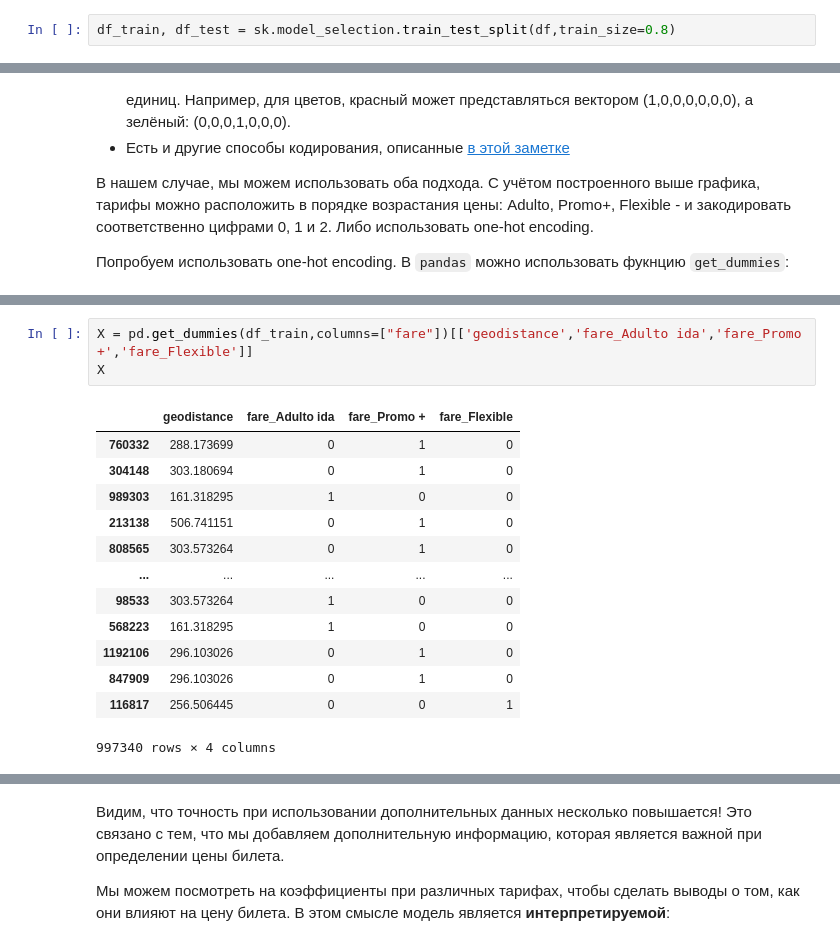
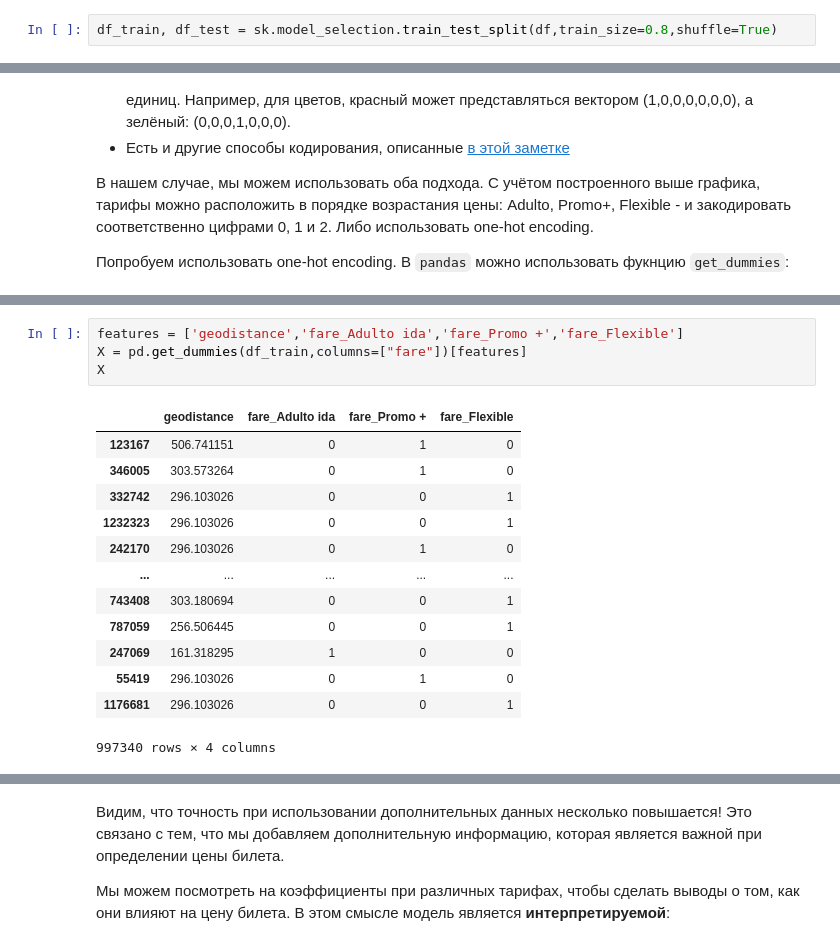
Before and after one commit to shwars/talap_ai, a Jupyter notebook: 3-ML/1-Regression/Regression.ipynb, the cells around one changed output, grey strips where cells are left out. Cells and saved outputs as stored; diff of their text form.

```diff
--- a/3-ML/1-Regression/Regression.ipynb
+++ b/3-ML/1-Regression/Regression.ipynb
@@ -37,5 +39,5 @@ df
 # %%
-df_train, df_test = sk.model_selection.train_test_split(df,train_size=0.8)
+df_train, df_test = sk.model_selection.train_test_split(df,train_size=0.8,shuffle=True)
 # %% [markdown]
 Попробуем использовать один параметр для прогнозирования - расстояние между городами. Для начала, изобразим это на графике:
 # %%
@@ -162,17 +178,18 @@ pd.get_dummies(df["fare"])
 # %%
-X = pd.get_dummies(df_train,columns=["fare"])[['geodistance','fare_Adulto ida','fare_Promo +','fare_Flexible']]
+features = ['geodistance','fare_Adulto ida','fare_Promo +','fare_Flexible']
+X = pd.get_dummies(df_train,columns=["fare"])[features]
 X
 # %% [output]
 |  | geodistance | fare_Adulto ida | fare_Promo + | fare_Flexible |
-| 760332 | 288.173699 | 0 | 1 | 0 |
-| 304148 | 303.180694 | 0 | 1 | 0 |
-| 989303 | 161.318295 | 1 | 0 | 0 |
-| 213138 | 506.741151 | 0 | 1 | 0 |
-| 808565 | 303.573264 | 0 | 1 | 0 |
+| 123167 | 506.741151 | 0 | 1 | 0 |
+| 346005 | 303.573264 | 0 | 1 | 0 |
+| 332742 | 296.103026 | 0 | 0 | 1 |
+| 1232323 | 296.103026 | 0 | 0 | 1 |
+| 242170 | 296.103026 | 0 | 1 | 0 |
 | ... | ... | ... | ... | ... |
-| 98533 | 303.573264 | 1 | 0 | 0 |
-| 568223 | 161.318295 | 1 | 0 | 0 |
-| 1192106 | 296.103026 | 0 | 1 | 0 |
-| 847909 | 296.103026 | 0 | 1 | 0 |
-| 116817 | 256.506445 | 0 | 0 | 1 |
+| 743408 | 303.180694 | 0 | 0 | 1 |
+| 787059 | 256.506445 | 0 | 0 | 1 |
+| 247069 | 161.318295 | 1 | 0 | 0 |
+| 55419 | 296.103026 | 0 | 1 | 0 |
+| 1176681 | 296.103026 | 0 | 0 | 1 |
 997340 rows × 4 columns
```
Also changed, not shown: parts of 33 cells of this notebook, 5 other files.
